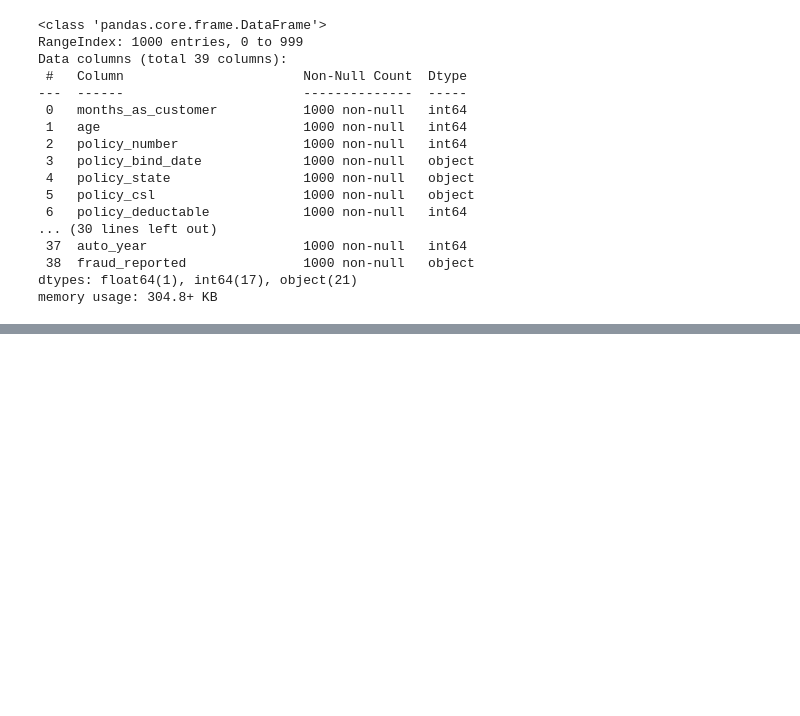
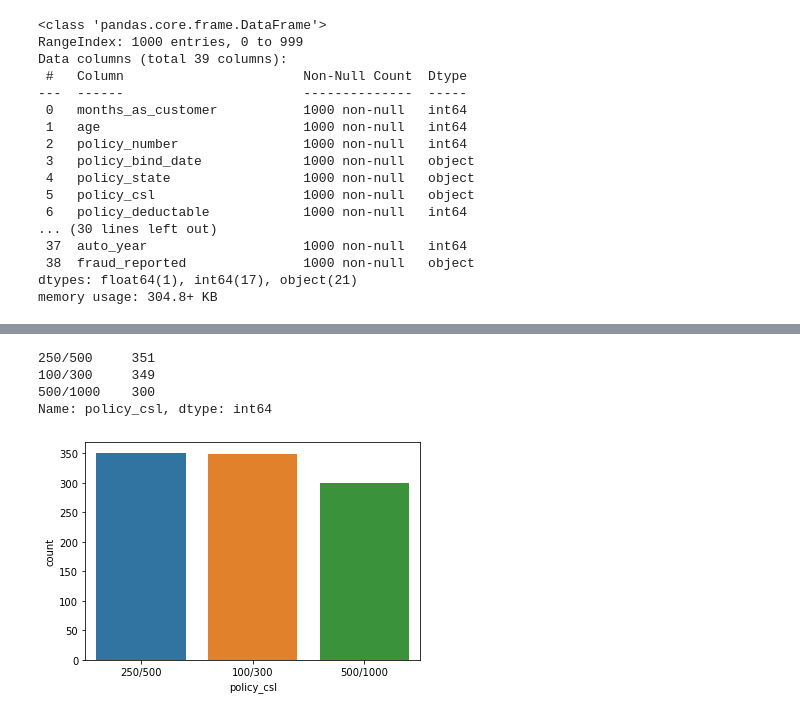
Before and after one commit to Dhara348/Project1, a Jupyter notebook: Evaluation_Project/insurance_policy_prediction.ipynb, the cells around one changed output, grey strips where cells are left out. Drawn from its saved outputs; the diff is of its cells as text; code cells hidden in the pictures; blank space fills up the shorter version.

```diff
--- a/Evaluation_Project/insurance_policy_prediction.ipynb
+++ b/Evaluation_Project/insurance_policy_prediction.ipynb
@@ -67,0 +79,9 @@ memory usage: 304.8+ KB
+# %%
+sns.countplot(data['policy_csl'])
+data['policy_csl'].value_counts()
+# %% [output]
+250/500     351
+100/300     349
+500/1000    300
+Name: policy_csl, dtype: int64
+[figure, added]
```
Also changed, not shown: parts of 61 cells of this notebook.
